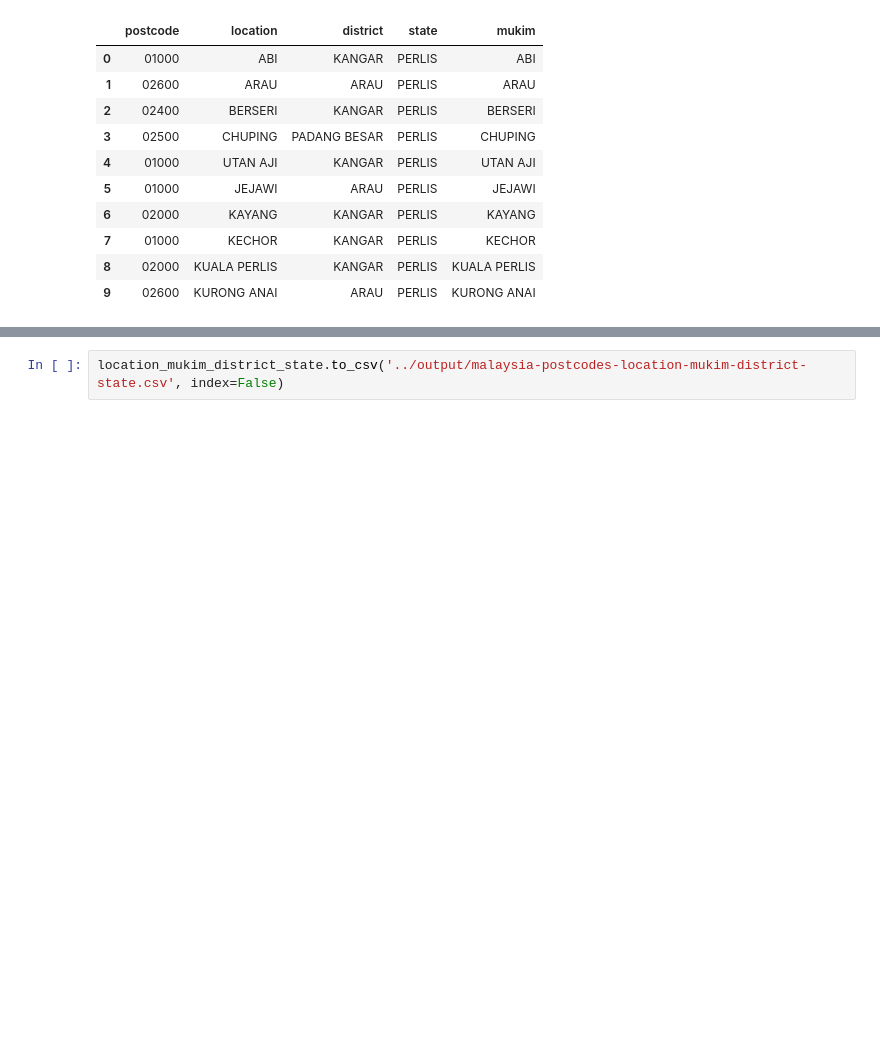
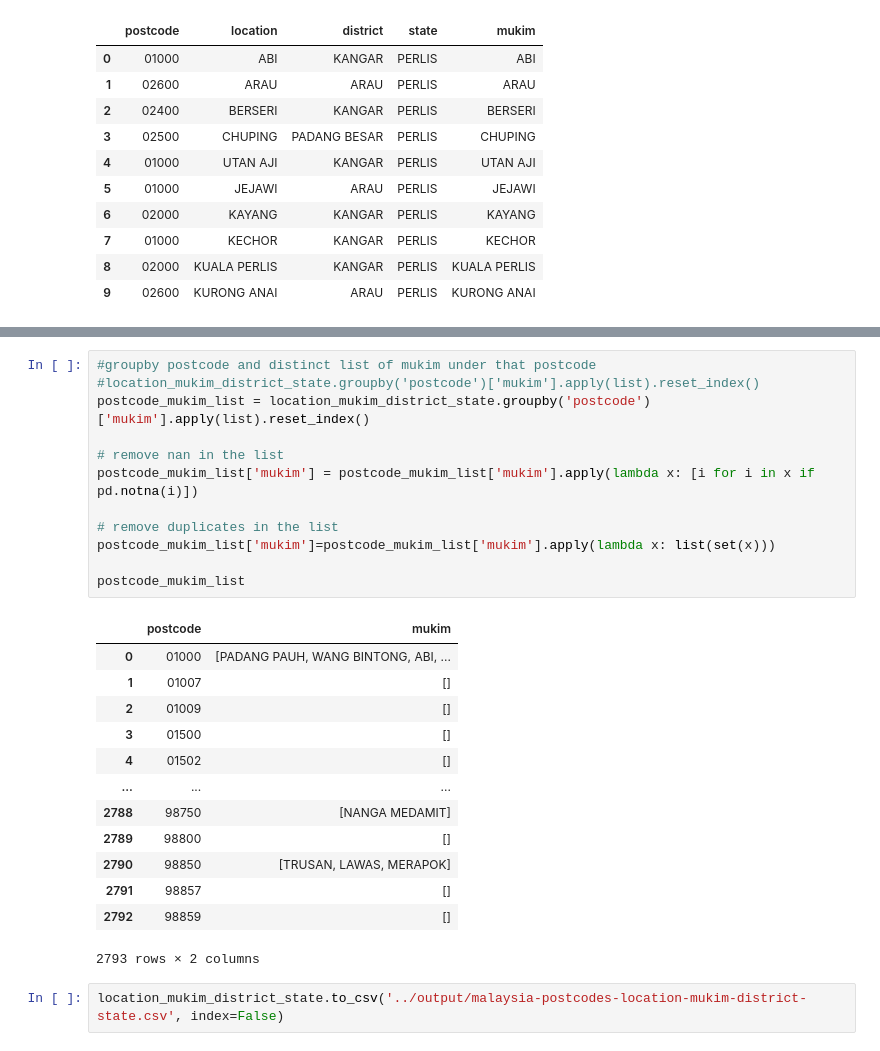
Before and after one commit to izardy/postcode-district-subdistrict-mapper, a Jupyter notebook: notebook/data-prep.ipynb, the cells around one changed output, grey strips where cells are left out. Saved outputs shown, nothing was run; the diff lists cells and outputs as text; blank space fills up the shorter version.

```diff
--- a/notebook/data-prep.ipynb
+++ b/notebook/data-prep.ipynb
@@ -1199,2 +1217,28 @@ location_mukim_district_state.head(10)
+# %%
+#groupby postcode and distinct list of mukim under that postcode
+#location_mukim_district_state.groupby('postcode')['mukim'].apply(list).reset_index()
+postcode_mukim_list = location_mukim_district_state.groupby('postcode')['mukim'].apply(list).reset_index()
+
+# remove nan in the list
+postcode_mukim_list['mukim'] = postcode_mukim_list['mukim'].apply(lambda x: [i for i in x if pd.notna(i)])
+
+# remove duplicates in the list
+postcode_mukim_list['mukim']=postcode_mukim_list['mukim'].apply(lambda x: list(set(x)))
+
+postcode_mukim_list
+# %% [output]
+|  | postcode | mukim |
+| 0 | 01000 | [PADANG PAUH, WANG BINTONG, ABI, ... |
+| 1 | 01007 | [] |
+| 2 | 01009 | [] |
+| 3 | 01500 | [] |
+| 4 | 01502 | [] |
+| ... | ... | ... |
+| 2788 | 98750 | [NANGA MEDAMIT] |
+| 2789 | 98800 | [] |
+| 2790 | 98850 | [TRUSAN, LAWAS, MERAPOK] |
+| 2791 | 98857 | [] |
+| 2792 | 98859 | [] |
+2793 rows × 2 columns
 # %%
 location_mukim_district_state.to_csv('../output/malaysia-postcodes-location-mukim-district-state.csv', index=False)
```
Also changed, not shown: parts of 1 cell of this notebook, 2 other files.
